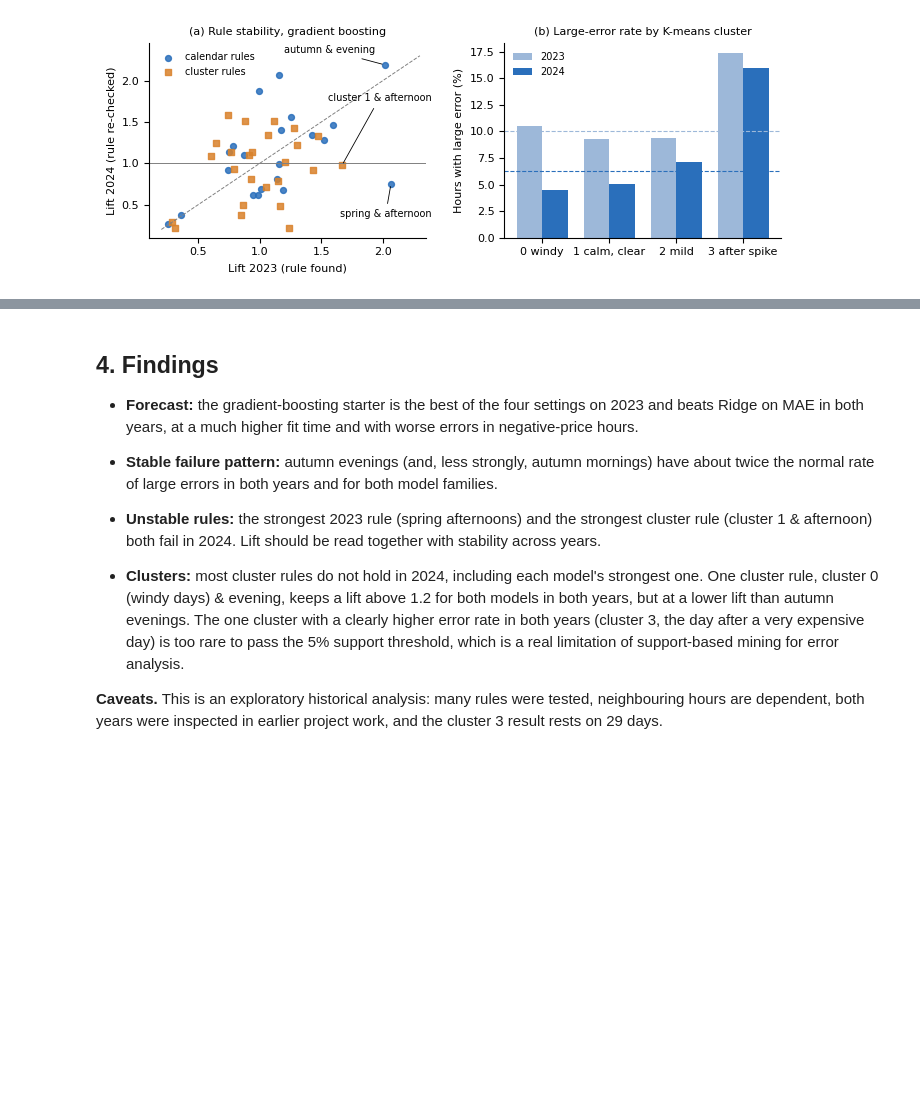
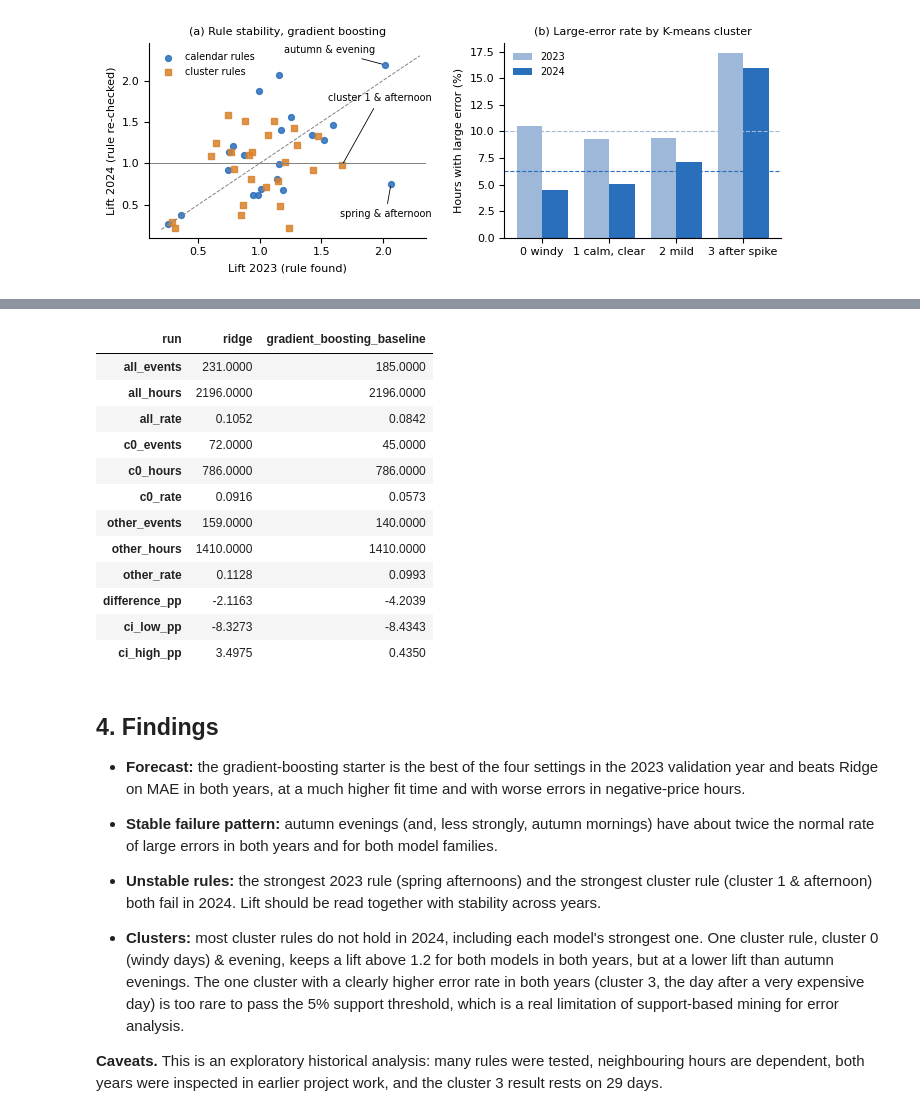
Before and after one commit to ougasta2/CT4DP, a Jupyter notebook: team/c-gradient-boosting/gradient_boosting_apriori.ipynb, the cells around one changed output, grey strips where cells are left out. Drawn from its saved outputs; the diff is of its cells as text; code cells hidden in the pictures; blank space fills up the shorter version.

```diff
--- a/team/c-gradient-boosting/gradient_boosting_apriori.ipynb
+++ b/team/c-gradient-boosting/gradient_boosting_apriori.ipynb
@@ -295,7 +322,23 @@ plt.show()
+# %%
+pd.DataFrame(comparison_rows).set_index("run").round(4).T
+# %% [output]
+| run | ridge | gradient_boosting_baseline |
+| all_events | 231.0000 | 185.0000 |
+| all_hours | 2196.0000 | 2196.0000 |
+| all_rate | 0.1052 | 0.0842 |
+| c0_events | 72.0000 | 45.0000 |
+| c0_hours | 786.0000 | 786.0000 |
+| c0_rate | 0.0916 | 0.0573 |
+| other_events | 159.0000 | 140.0000 |
+| other_hours | 1410.0000 | 1410.0000 |
+| other_rate | 0.1128 | 0.0993 |
+| difference_pp | -2.1163 | -4.2039 |
+| ci_low_pp | -8.3273 | -8.4343 |
+| ci_high_pp | 3.4975 | 0.4350 |
 # %% [markdown]
 ## 4. Findings
 
-- **Forecast:** the gradient-boosting starter is the best of the four settings on 2023 and beats Ridge on MAE in
+- **Forecast:** the gradient-boosting starter is the best of the four settings in the 2023 validation year and beats Ridge on MAE in
   both years, at a much higher fit time and with worse errors in negative-price hours.
 
 - **Stable failure pattern:** autumn evenings (and, less strongly, autumn mornings) have about twice the normal
```
Also changed, not shown: parts of 6 cells of this notebook, 2 other files.
